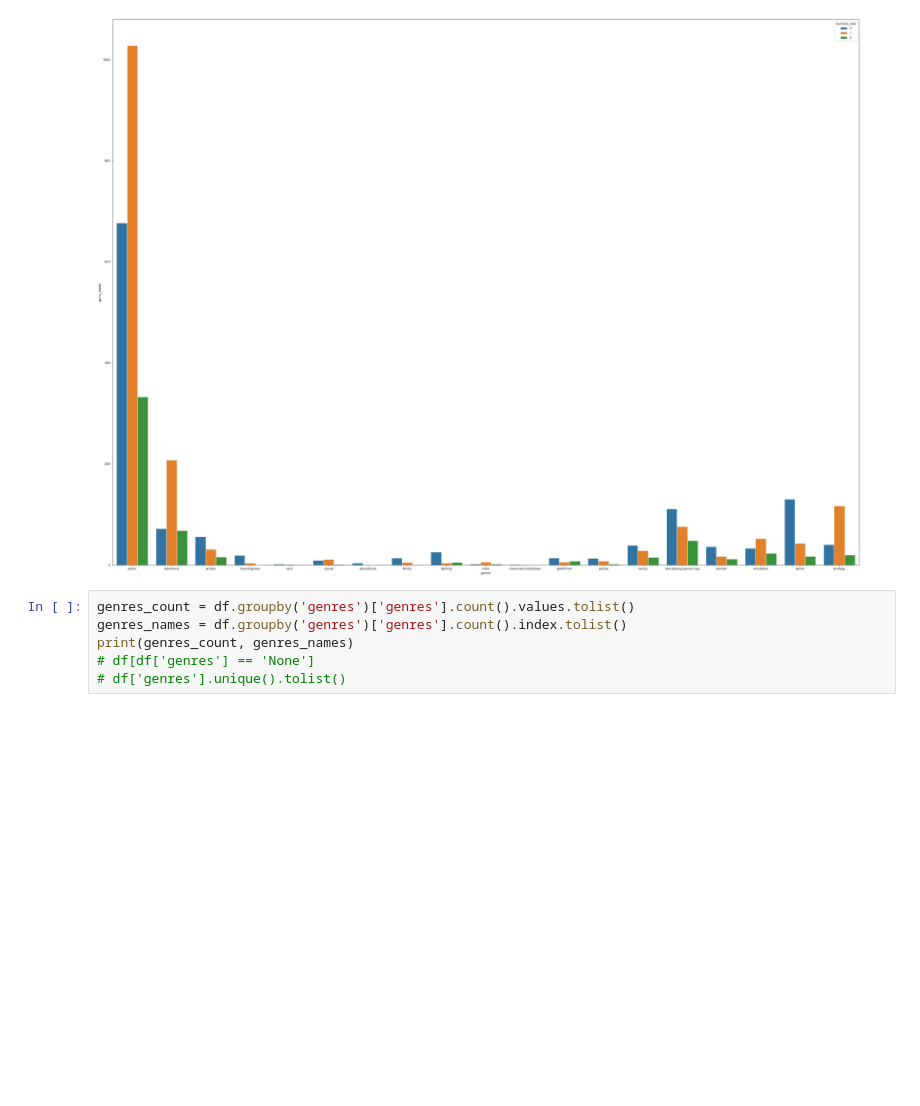
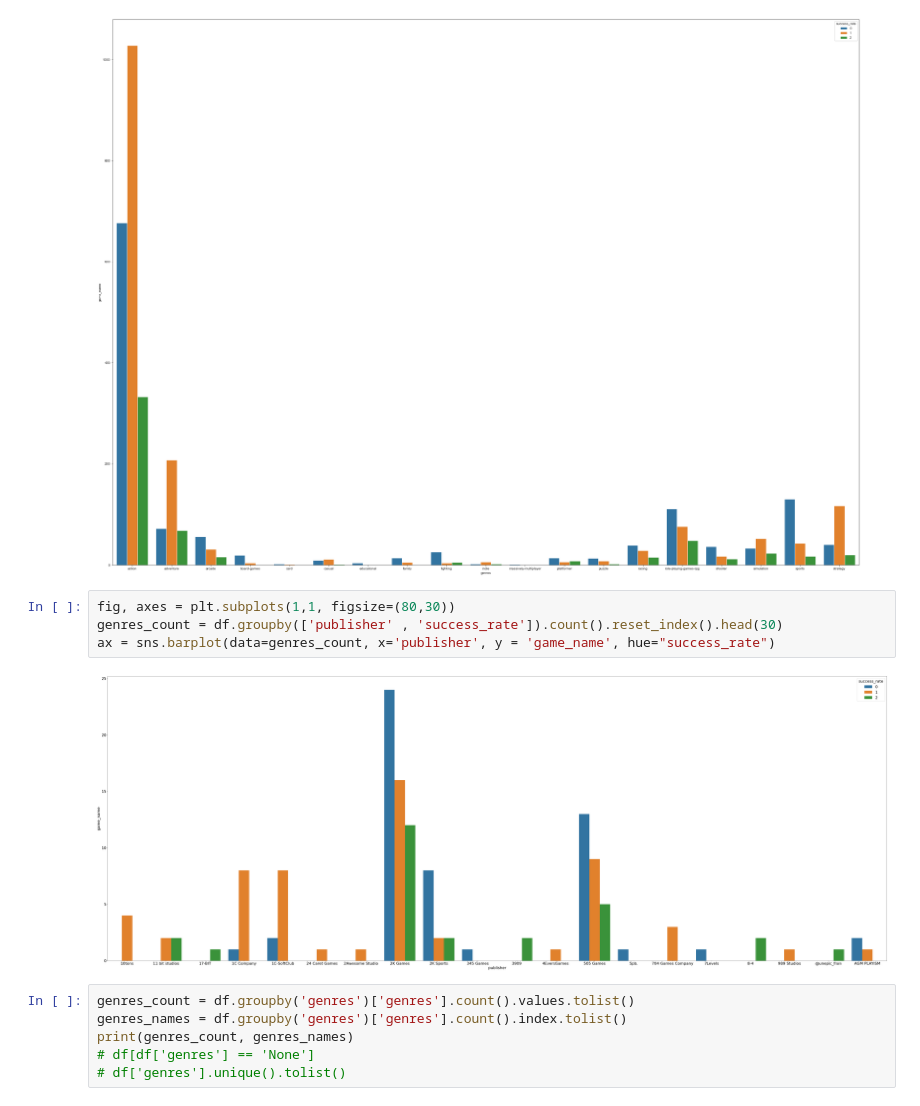
Before and after one commit to kokolight/MetacriticProject, a Jupyter notebook: DataScienceProject.ipynb, the cells around one changed output. Cells and saved outputs as stored; diff of their text form; blank space fills up the shorter version.

```diff
--- a/DataScienceProject.ipynb
+++ b/DataScienceProject.ipynb
@@ -536,6 +559,12 @@ genres_count.loc[genres_count['genres'] == 2000]['game_name']
 ax = sns.barplot(data=genres_count, x='genres', y = 'game_name', hue="success_rate")
 # %% [output]
 [figure]
+# %%
+fig, axes = plt.subplots(1,1, figsize=(80,30))
+genres_count = df.groupby(['publisher' , 'success_rate']).count().reset_index().head(30)
+ax = sns.barplot(data=genres_count, x='publisher', y = 'game_name', hue="success_rate")
+# %% [output]
+[figure, added]
 # %%
 genres_count = df.groupby('genres')['genres'].count().values.tolist()
 genres_names = df.groupby('genres')['genres'].count().index.tolist()
```
Also changed, not shown: parts of 2 cells of this notebook, 1 other file.
